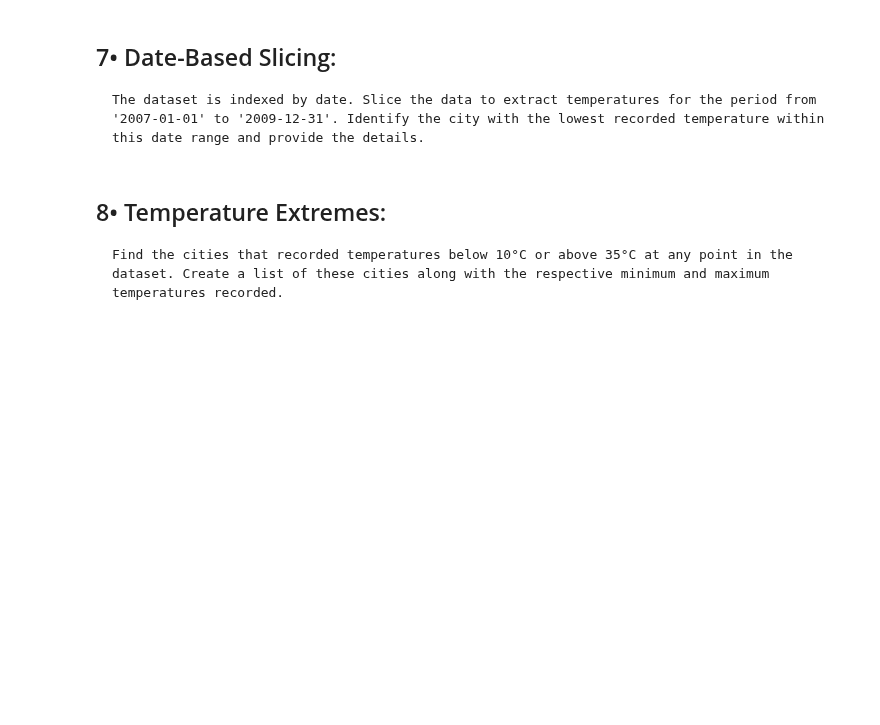
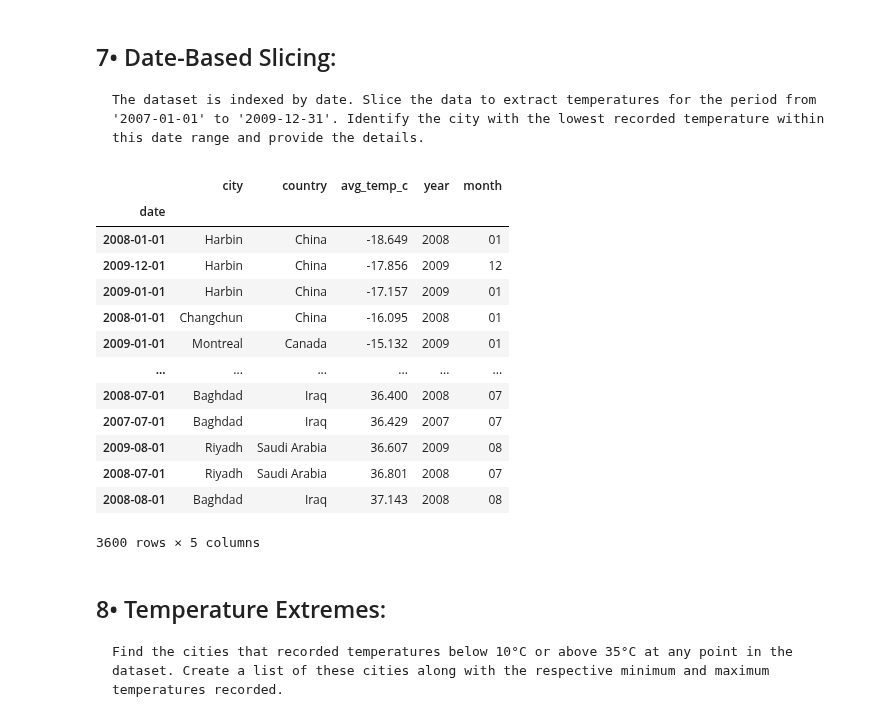
Before and after one commit to S827/python-programs, a Jupyter notebook: EDAPractice/DMWithPandas/CH3_SlicingAndIndexingDataframes/Module3Test.ipynb, the cells around one changed output. Drawn from its saved outputs; the diff is of its cells as text; code cells hidden in the pictures; blank space fills up the shorter version.

```diff
--- a/EDAPractice/DMWithPandas/CH3_SlicingAndIndexingDataframes/Module3Test.ipynb
+++ b/EDAPractice/DMWithPandas/CH3_SlicingAndIndexingDataframes/Module3Test.ipynb
@@ -146,6 +146,25 @@ dtype: float64
 # %% [markdown]
 ## 7•  Date-Based Slicing:
 	The dataset is indexed by date. Slice the data to extract temperatures for the period from '2007-01-01' to '2009-12-31'. Identify the city with the lowest recorded temperature within this date range and provide the details.
+# %%
+temp['date'] = pd.to_datetime(temp['date'])
+temp_date = temp.set_index('date')
+temp_date.loc['2007-01-01':'2009-12-31'].sort_values('avg_temp_c')
+# %% [output]
+|  | city | country | avg_temp_c | year | month |
+| date |  |  |  |  |  |
+| 2008-01-01 | Harbin | China | -18.649 | 2008 | 01 |
+| 2009-12-01 | Harbin | China | -17.856 | 2009 | 12 |
+| 2009-01-01 | Harbin | China | -17.157 | 2009 | 01 |
+| 2008-01-01 | Changchun | China | -16.095 | 2008 | 01 |
+| 2009-01-01 | Montreal | Canada | -15.132 | 2009 | 01 |
+| ... | ... | ... | ... | ... | ... |
+| 2008-07-01 | Baghdad | Iraq | 36.400 | 2008 | 07 |
+| 2007-07-01 | Baghdad | Iraq | 36.429 | 2007 | 07 |
+| 2009-08-01 | Riyadh | Saudi Arabia | 36.607 | 2009 | 08 |
+| 2008-07-01 | Riyadh | Saudi Arabia | 36.801 | 2008 | 07 |
+| 2008-08-01 | Baghdad | Iraq | 37.143 | 2008 | 08 |
+3600 rows × 5 columns
 # %% [markdown]
 ## 8•  Temperature Extremes:
 	Find the cities that recorded temperatures below 10°C or above 35°C at any point in the dataset. Create a list of these cities along with the respective minimum and maximum temperatures recorded.
```
